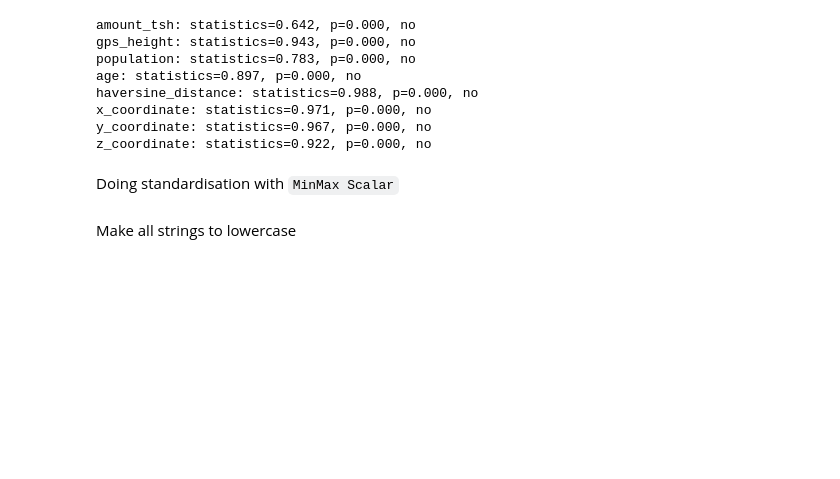
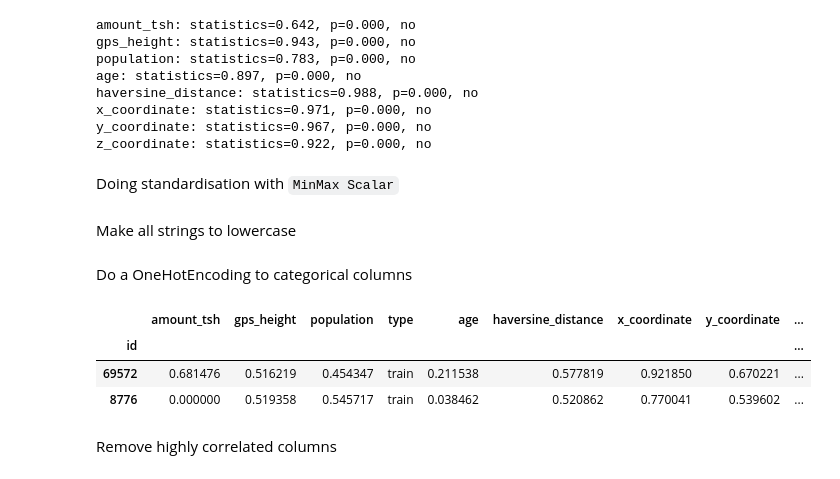
Before and after one commit to ahrooran-r/pump_it_up_170020c, a Jupyter notebook: pre-process.ipynb, the cells around one changed output. Drawn from its saved outputs; the diff is of its cells as text; code cells hidden in the pictures; blank space fills up the shorter version.

```diff
--- a/pre-process.ipynb
+++ b/pre-process.ipynb
@@ -1013,12 +984,3 @@ numeric_columns = [col for col in data.columns if col not in categorical_columns
 # convert to float64
 for col in numeric_columns:
     data[col] = data[col].astype("float64")
-# %%
-df = data
-col_details = []
-for col in df.columns:
-    col_details.append((col, df[col].dtype, df[col].nunique(), list(df[col].unique()), df[col].isnull().sum()))
-col_details.sort(key=lambda x: 1 / x[-3])
-
-temp = pd.DataFrame(col_details, columns=["Column", "Dtype", "N_Unique", "Unique_vals", "Null values"])
-temp
@@ -1082,3 +1026,24 @@ Make all strings to lowercase
 # %%
 for col in categorical_columns:
     data[col] = data[col].apply(lambda x: x.lower(), convert_dtype=False)
+# %% [markdown]
+Do a OneHotEncoding to categorical columns
+# %%
+categorical_columns.remove("type")
+data_subset_categorical = data.loc[:, categorical_columns]
+# %%
+# one hot encoding
+for feature in categorical_columns:
+    data_subset_categorical = pd.concat([data_subset_categorical.drop(feature, axis=1), pd.get_dummies(data_subset_categorical[feature], prefix=feature)], axis=1)
+# %%
+# Rejoining everything back into one df
+data = pd.concat([data[[col for col in data.columns if col not in categorical_columns]], data_subset_categorical], axis = 1)
+
+data.head(2)
+# %% [output]
+|  | amount_tsh | gps_height | population | type | age | haversine_distance | x_coordinate | y_coordinate | ... |
+| id |  |  |  |  |  |  |  |  | ... |
+| 69572 | 0.681476 | 0.516219 | 0.454347 | train | 0.211538 | 0.577819 | 0.921850 | 0.670221 | ... |
+| 8776 | 0.000000 | 0.519358 | 0.545717 | train | 0.038462 | 0.520862 | 0.770041 | 0.539602 | ... |
+# %% [markdown]
+Remove highly correlated columns
```
Also changed, not shown: parts of 8 cells of this notebook, 1 other file.
